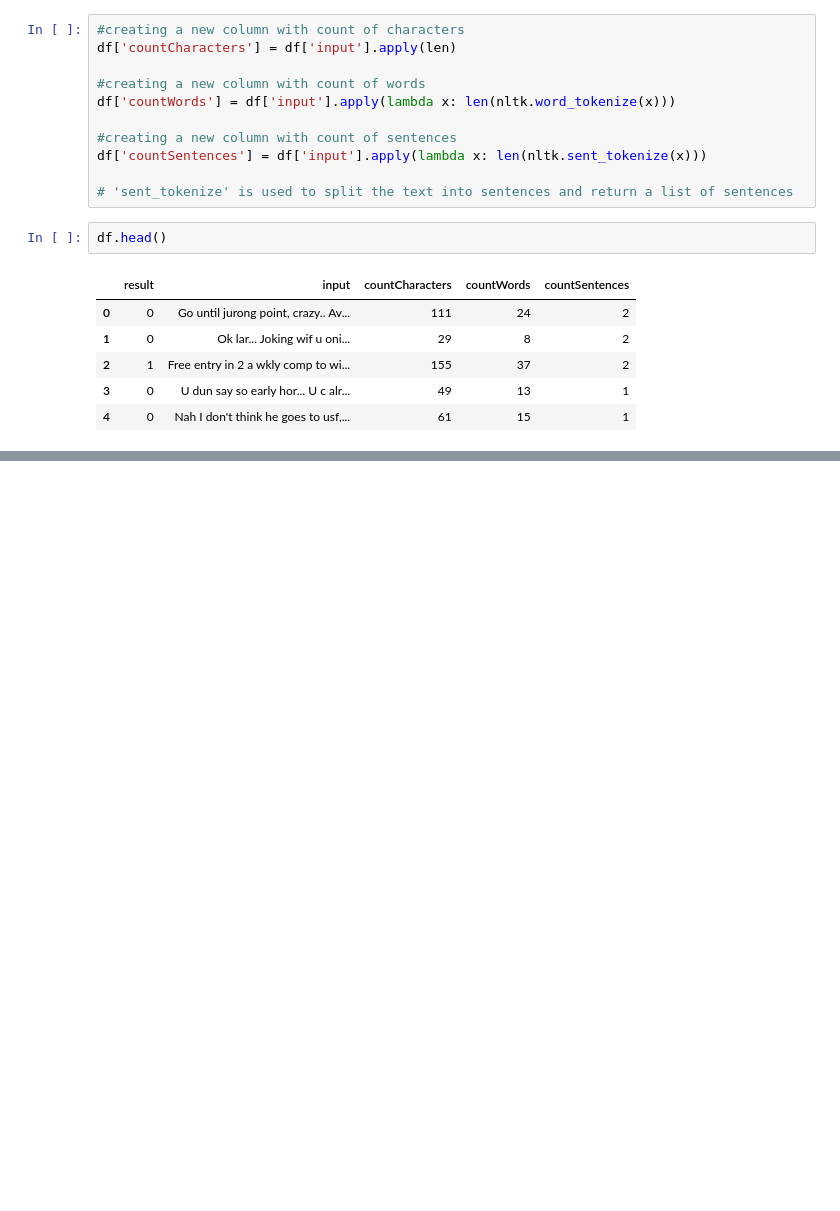
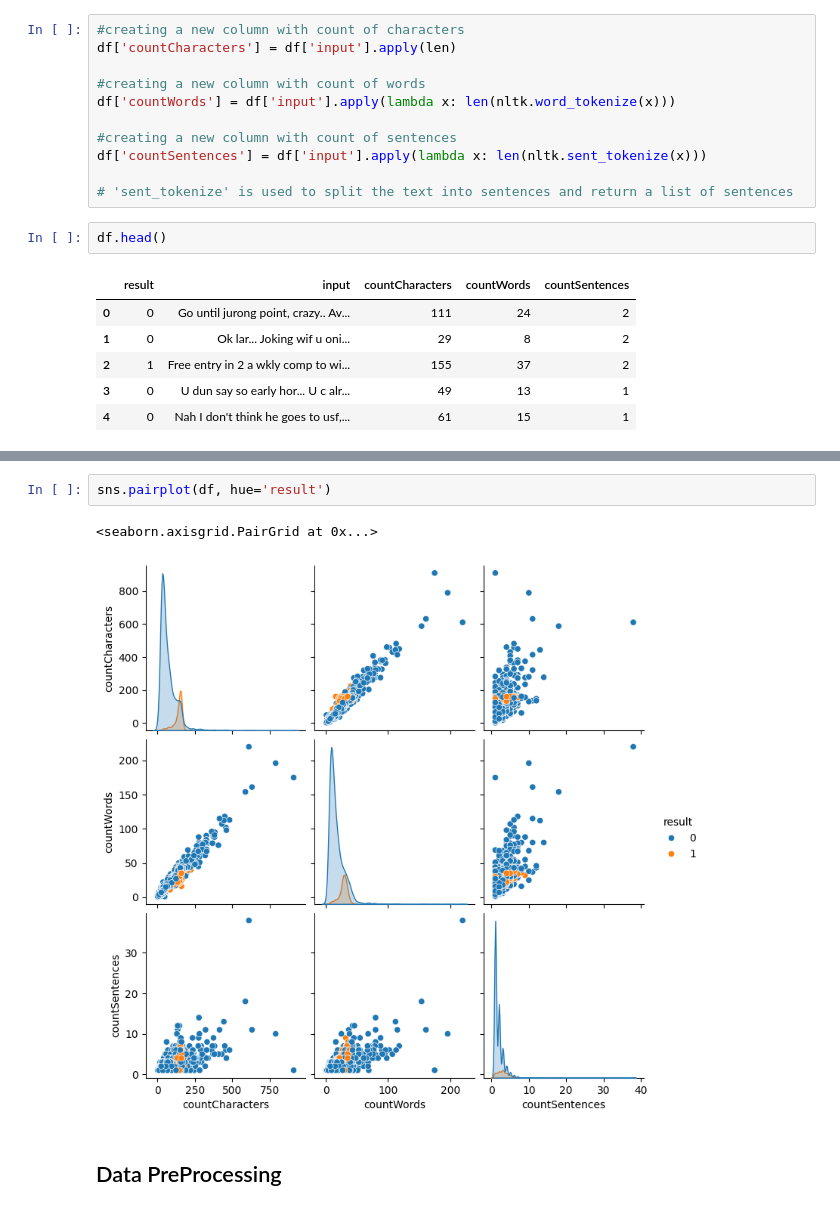
Before and after one commit to TheShyamTripathi/Spam_SMS, a Jupyter notebook: sms-detection.ipynb, the cells around one changed output, grey strips where cells are left out. Saved outputs shown, nothing was run; the diff lists cells and outputs as text; blank space fills up the shorter version.

```diff
--- a/sms-detection.ipynb
+++ b/sms-detection.ipynb
@@ -264,0 +278,7 @@ df.head()
+# %%
+sns.pairplot(df, hue='result')
+# %% [output]
+<seaborn.axisgrid.PairGrid at 0x...>
+[figure, added]
+# %% [markdown]
+## Data PreProcessing
```
Also changed, not shown: parts of 15 cells of this notebook.
